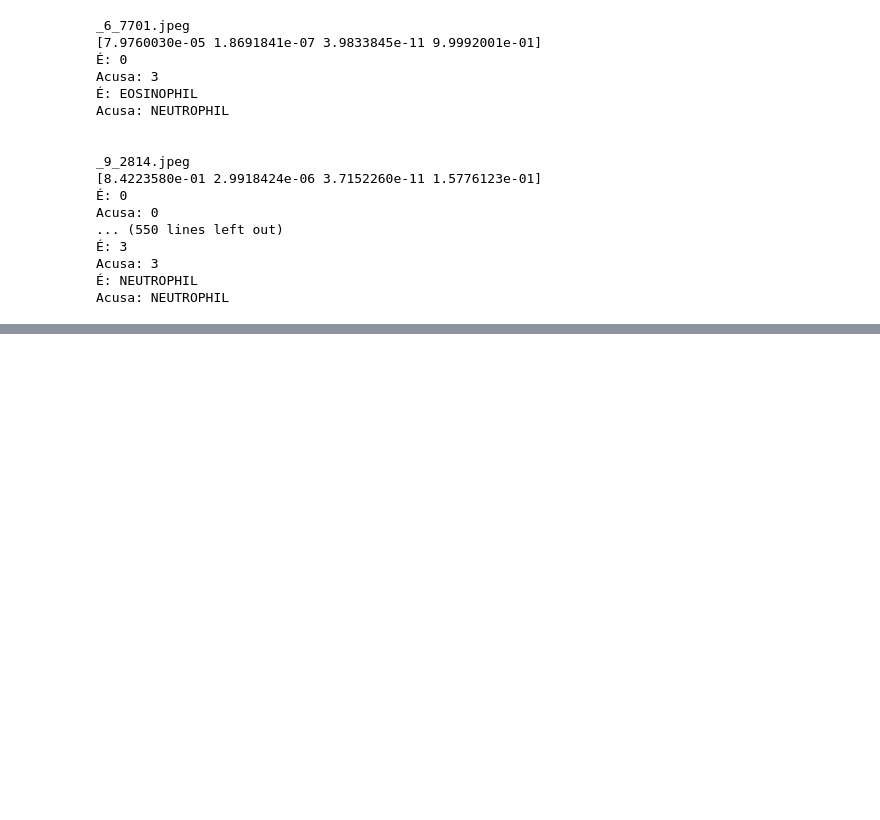
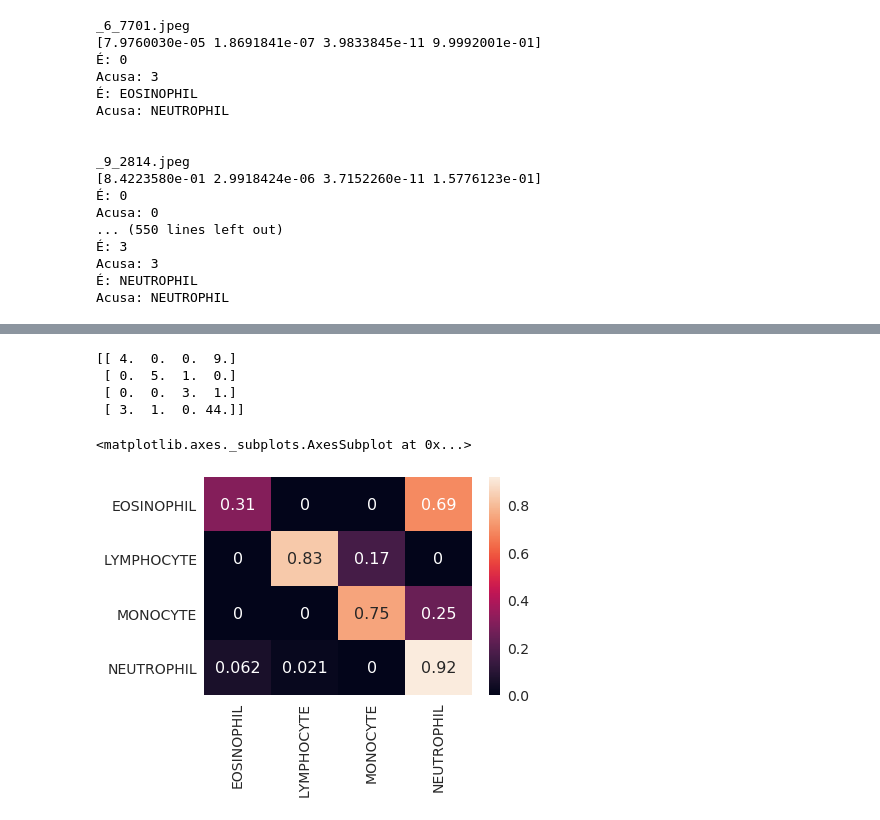
Before and after one commit to FGA-IA/Chest_XRay_CNN, a Jupyter notebook: cnn-keras/Matrix of confusion.ipynb, the cells around one changed output, grey strips where cells are left out. Saved outputs shown, nothing was run; the diff lists cells and outputs as text; code cells hidden in the pictures; blank space fills up the shorter version.

Commit message:
Improving matrix of confusion

```diff
--- a/cnn-keras/Matrix of confusion.ipynb
+++ b/cnn-keras/Matrix of confusion.ipynb
@@ -84,0 +87,26 @@ sn.heatmap(df_cm, annot=True,annot_kws={"size": 16})# font size
+# %%
+print(matrix)
+# %% [output]
+[[ 4.  0.  0.  9.]
+ [ 0.  5.  1.  0.]
+ [ 0.  0.  3.  1.]
+ [ 3.  1.  0. 44.]]
+# %%
+percmatrix = matrix
+index2=0
+for n in percmatrix:
+    lendirectory = len(os.listdir("./"+changedLabel[index2]))
+    line=0
+    for m in n:
+        percmatrix[index2][line] = (float(m)/float(lendirectory))
+        line+=1
+    index2 += 1
+# %%
+dp_cm = pd.DataFrame(percmatrix, changedLabel,
+                  changedLabel)
+#plt.figure(figsize = (10,7))
+sn.set(font_scale=1.4)#for label size
+sn.heatmap(dp_cm, annot=True,annot_kws={"size": 16})# font size
+# %% [output]
+<matplotlib.axes._subplots.AxesSubplot at 0x...>
+[figure, added]
```
Also changed, not shown: parts of 2 cells of this notebook.
